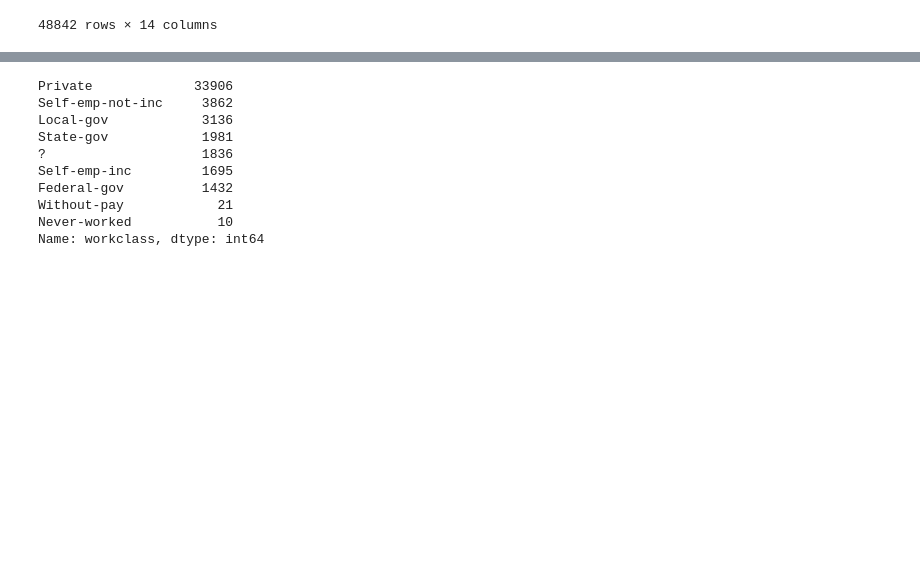
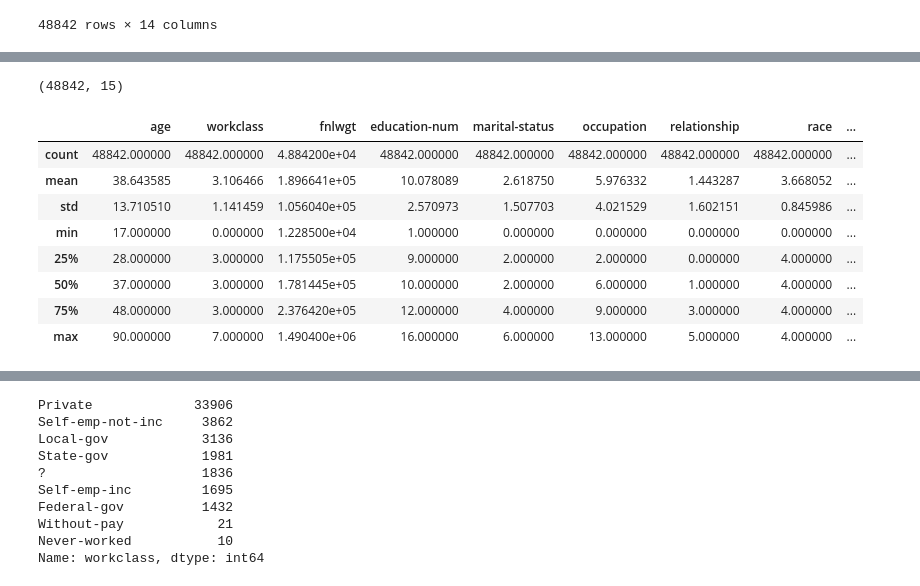
Before and after one commit to Lafri-13/Adult-Census-Income-Classification, a Jupyter notebook: CM2604_ML_CW.ipynb, the cells around one changed output, grey strips where cells are left out. Drawn from its saved outputs; the diff is of its cells as text; code cells hidden in the pictures; blank space fills up the shorter version.

```diff
--- a/CM2604_ML_CW.ipynb
+++ b/CM2604_ML_CW.ipynb
@@ -55,5 +55,3 @@ X
 | 48840 | 44 | Private | 83891 | Bachelors | 13 | Divorced | Adm-clerical | Own-child | ... |
 | 48841 | 35 | Self-emp-inc | 182148 | Bachelors | 13 | Married-civ-spouse | Exec-managerial | Husband | ... |
 48842 rows × 14 columns
-# %%
-X = X.drop(['education', 'fnlwgt'], axis=1)
@@ -60,2 +74,2 @@ X = X.drop(['education', 'fnlwgt'], axis=1)
 # %%
-X
+X["income"] = y
@@ -75,0 +94,16 @@ X
+# %%
+X_data.shape
+# %% [output]
+(48842, 15)
+# %%
+X_data.describe()
+# %% [output]
+|  | age | workclass | fnlwgt | education-num | marital-status | occupation | relationship | race | ... |
+| count | 48842.000000 | 48842.000000 | 4.884200e+04 | 48842.000000 | 48842.000000 | 48842.000000 | 48842.000000 | 48842.000000 | ... |
+| mean | 38.643585 | 3.106466 | 1.896641e+05 | 10.078089 | 2.618750 | 5.976332 | 1.443287 | 3.668052 | ... |
+| std | 13.710510 | 1.141459 | 1.056040e+05 | 2.570973 | 1.507703 | 4.021529 | 1.602151 | 0.845986 | ... |
+| min | 17.000000 | 0.000000 | 1.228500e+04 | 1.000000 | 0.000000 | 0.000000 | 0.000000 | 0.000000 | ... |
+| 25% | 28.000000 | 3.000000 | 1.175505e+05 | 9.000000 | 2.000000 | 2.000000 | 0.000000 | 4.000000 | ... |
+| 50% | 37.000000 | 3.000000 | 1.781445e+05 | 10.000000 | 2.000000 | 6.000000 | 1.000000 | 4.000000 | ... |
+| 75% | 48.000000 | 3.000000 | 2.376420e+05 | 12.000000 | 4.000000 | 9.000000 | 3.000000 | 4.000000 | ... |
+| max | 90.000000 | 7.000000 | 1.490400e+06 | 16.000000 | 6.000000 | 13.000000 | 5.000000 | 4.000000 | ... |
```
Also changed, not shown: parts of 37 cells of this notebook.
